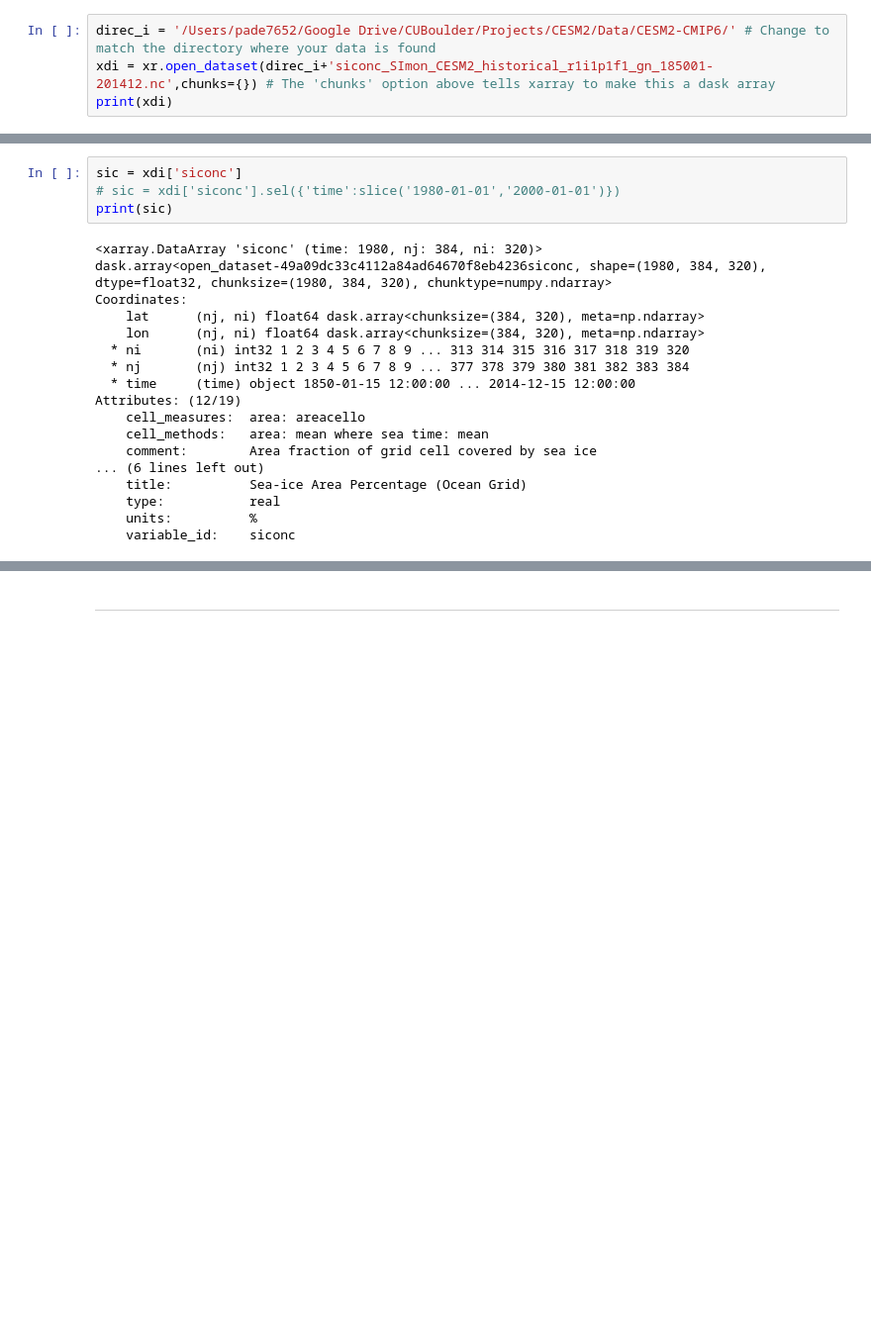
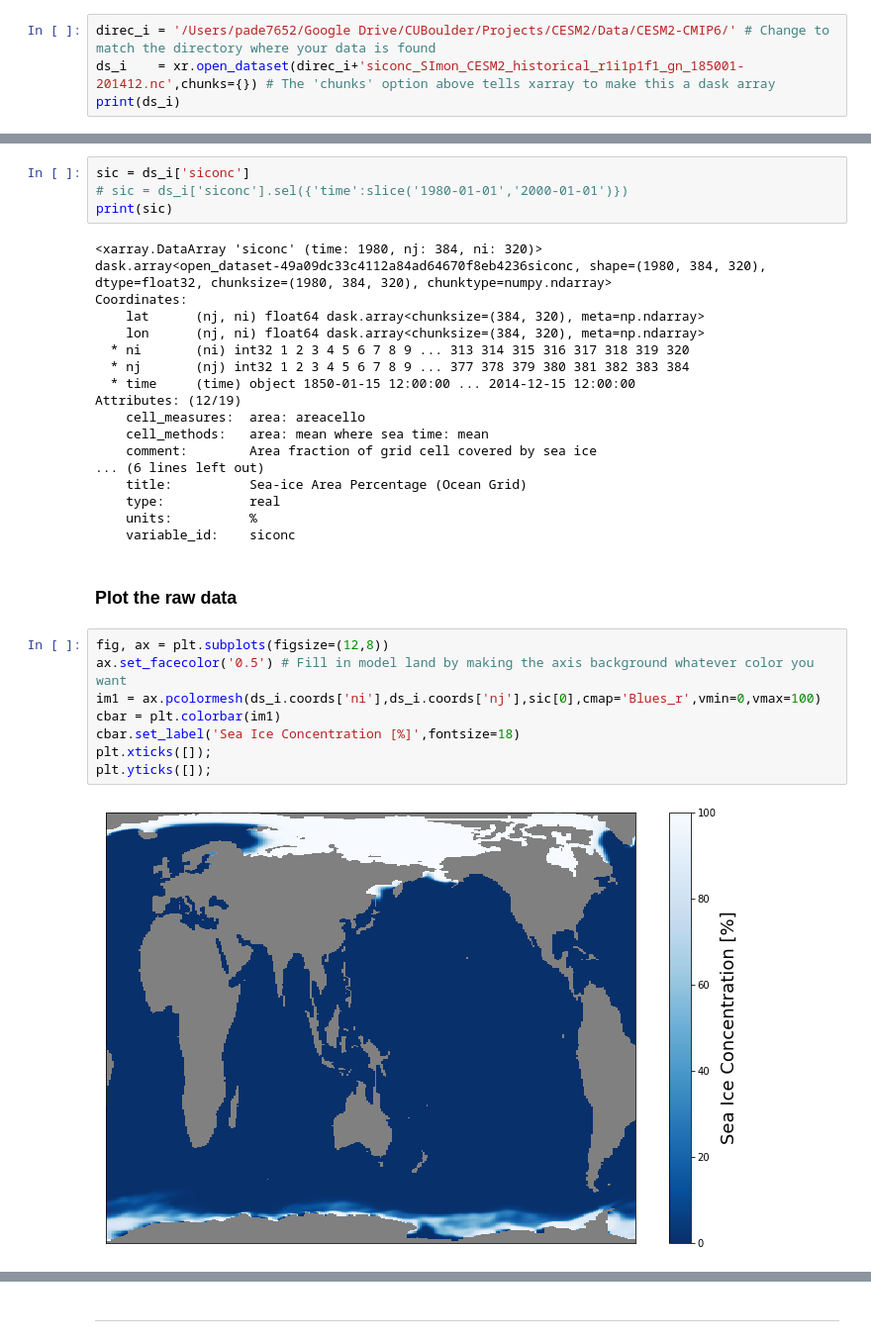
Before and after one commit to pderepen/Regridding_scripts, a Jupyter notebook: regrid_CESM2_seaice_to_1x1.ipynb, the cells around one changed output, grey strips where cells are left out. Shown at 99% size. Drawn from its saved outputs; the diff is of its cells as text; blank space fills up the shorter version.

```diff
--- a/regrid_CESM2_seaice_to_1x1.ipynb
+++ b/regrid_CESM2_seaice_to_1x1.ipynb
@@ -16,8 +15,8 @@ import cartopy.crs as ccrs
 ### Get historical sea ice concentration data from CESM2 for member r1i1p1f1
 # %%
 direc_i = '/Users/pade7652/Google Drive/CUBoulder/Projects/CESM2/Data/CESM2-CMIP6/' # Change to match the directory where your data is found
-xdi = xr.open_dataset(direc_i+'siconc_SImon_CESM2_historical_r1i1p1f1_gn_185001-201412.nc',chunks={}) # The 'chunks' option above tells xarray to make this a dask array
-print(xdi)
+ds_i    = xr.open_dataset(direc_i+'siconc_SImon_CESM2_historical_r1i1p1f1_gn_185001-201412.nc',chunks={}) # The 'chunks' option above tells xarray to make this a dask array
+print(ds_i)
 # %% [output]
 <xarray.Dataset>
 Dimensions:    (d2: 2, ni: 320, nj: 384, nvertices: 4, time: 1980)
@@ -48,8 +47,8 @@ Data variables:
 
 Can also select specific years and/or months at this point.
 # %%
-sic = xdi['siconc']
-# sic = xdi['siconc'].sel({'time':slice('1980-01-01','2000-01-01')})
+sic = ds_i['siconc']
+# sic = ds_i['siconc'].sel({'time':slice('1980-01-01','2000-01-01')})
 print(sic)
 # %% [output]
 <xarray.DataArray 'siconc' (time: 1980, nj: 384, ni: 320)>
@@ -69,3 +68,15 @@ Attributes: (12/19)
     type:           real
     units:          %
     variable_id:    siconc
+# %% [markdown]
+### Plot the raw data
+# %%
+fig, ax = plt.subplots(figsize=(12,8))
+ax.set_facecolor('0.5') # Fill in model land by making the axis background whatever color you want
+im1 = ax.pcolormesh(ds_i.coords['ni'],ds_i.coords['nj'],sic[0],cmap='Blues_r',vmin=0,vmax=100)
+cbar = plt.colorbar(im1)
+cbar.set_label('Sea Ice Concentration [%]',fontsize=18)
+plt.xticks([]);
+plt.yticks([]);
+# %% [output]
+[figure, added]
```
Also changed, not shown: parts of 27 cells of this notebook, 5 other files.
